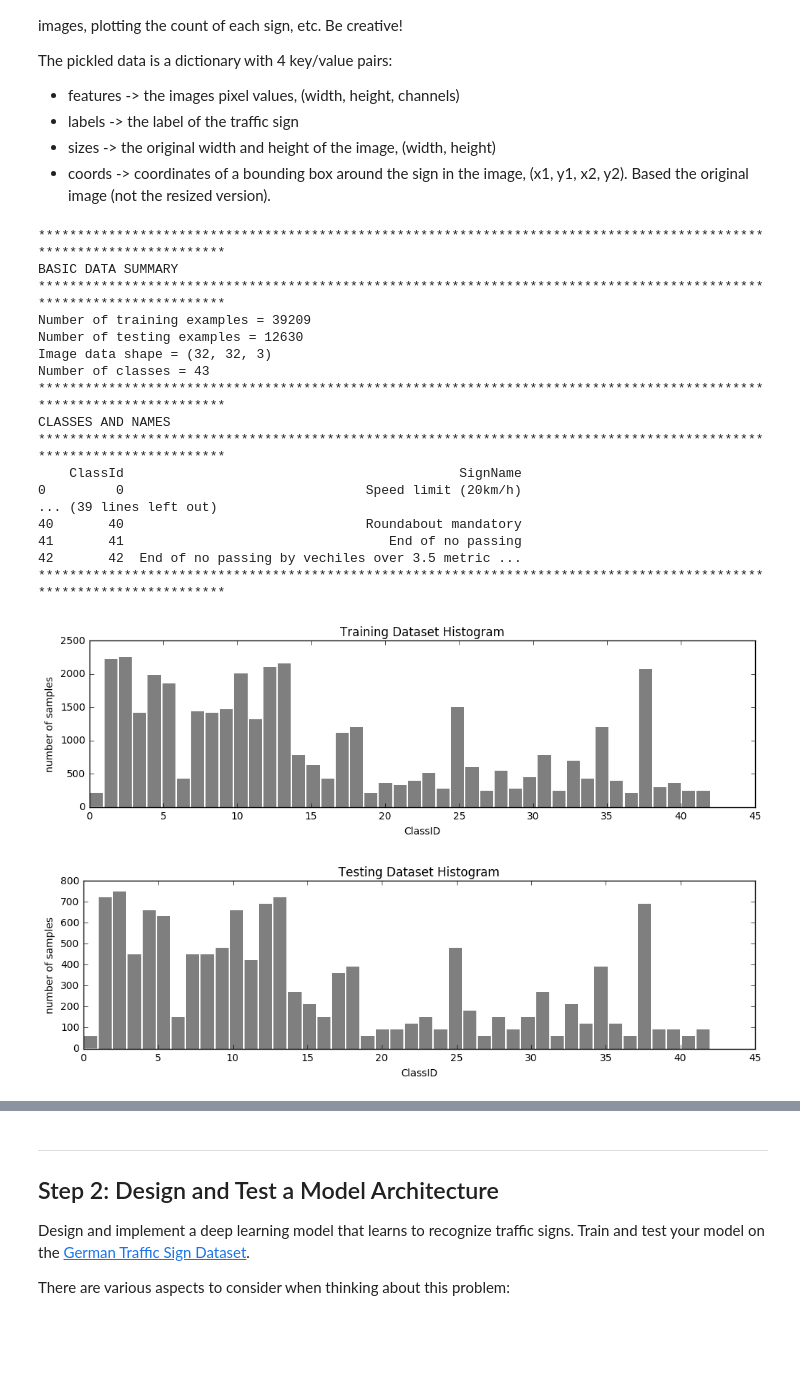
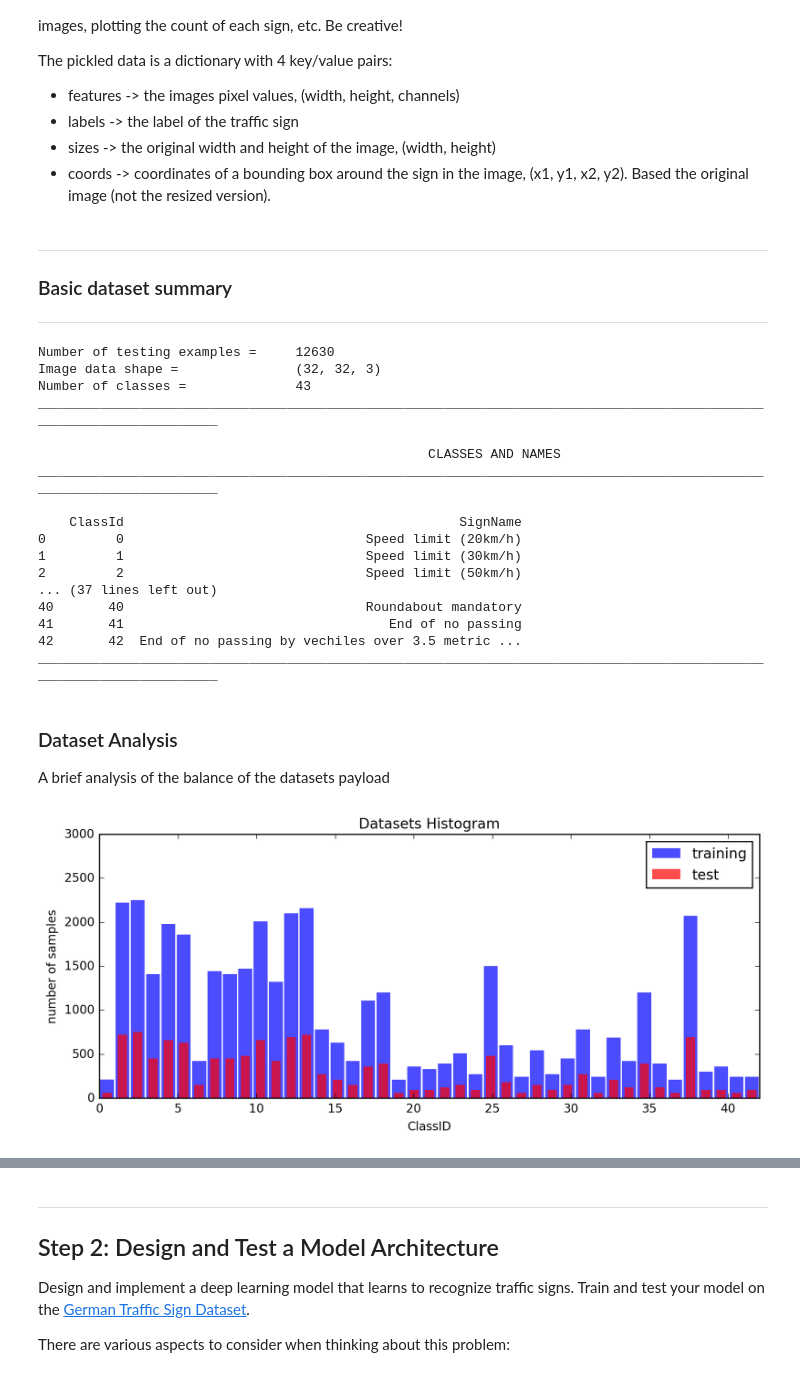
Before and after one commit to avidalh/Udacity-CarND-P2, a Jupyter notebook: Traffic_Signs_Recognition.ipynb, the cells around one changed output, grey strips where cells are left out. Cells and saved outputs as stored; diff of their text form; code cells hidden in the pictures; blank space fills up the shorter version.

```diff
--- a/Traffic_Signs_Recognition.ipynb
+++ b/Traffic_Signs_Recognition.ipynb
@@ -66,49 +68,66 @@ n_classes = len(np.unique(test['labels']))
 signs_file = "./signnames.csv"
 df = pd.read_csv(signs_file)
 
-print("*"*117)
-print("BASIC DATA SUMMARY")
-print("*"*117)
-print("Number of training examples =", n_train)
-print("Number of testing examples =", n_test)
-print("Image data shape =", image_shape)
-print("Number of classes =", n_classes)
-print("*"*117)
-print("CLASSES AND NAMES")
-print("*"*117)
+def print_centered(string):
+    print(" "*(58-int(len(string)/2)) + string)
+
+def print_header(string):
+    print("_"*116 + "\n")
+    print_centered(string)
+    print("_"*116 + "\n")
+
+display(HTML("<hr><h3> Basic dataset summary </h3><hr>"))
+#print("_"*116 + "\n")
+#print_centered("BASIC DATA SUMMARY")
+#print("_"*116 + "\n")
+#rint("Number of training examples =", n_train)
+print("Number of testing examples =\t", n_test)
+print("Image data shape =\t\t", image_shape)
+print("Number of classes =\t\t", n_classes)
+print("_"*116 + "\n")
+print_centered("CLASSES AND NAMES")
+print("_"*116 + "\n")
 print(df)
-print("*"*117)
+print("_"*116 + "\n")
 # %% [output]
+Basic dataset summary
-*********************************************************************************************************************
-BASIC DATA SUMMARY
-*********************************************************************************************************************
-Number of training examples = 39209
-Number of testing examples = 12630
-Image data shape = (32, 32, 3)
-Number of classes = 43
-*********************************************************************************************************************
-CLASSES AND NAMES
-*********************************************************************************************************************
+Number of testing examples =     12630
+Image data shape =               (32, 32, 3)
+Number of classes =              43
+____________________________________________________________________________________________________________________
+
+                                                  CLASSES AND NAMES
+____________________________________________________________________________________________________________________
+
     ClassId                                           SignName
 0         0                               Speed limit (20km/h)
-... (39 lines left out)
+1         1                               Speed limit (30km/h)
+2         2                               Speed limit (50km/h)
+... (37 lines left out)
 40       40                               Roundabout mandatory
 41       41                                  End of no passing
 42       42  End of no passing by vechiles over 3.5 metric ...
-*********************************************************************************************************************
+____________________________________________________________________________________________________________________
+# %% [markdown]
+### Dataset Analysis
+A brief analysis of the balance of the datasets payload
 # %%
 ### Data exploration visualization goes here.
 ### Feel free to use as many code cells as needed.
-def plot_histogram(dataset, n_classes, title="dataset histogram"):
-    plt.figure(figsize=(12,3))
-    plt.hist(dataset, n_classes, lw=0, facecolor='k', alpha=.5, rwidth=.9)
+def plot_histogram(dataset1, dataset2, n_classes, title="dataset histogram"):
+    #plt.figure(figsize=(11,5))
+    plt.figure(figsize=(10,4))
+    plt.hist(dataset1, n_classes, lw=0., facecolor='b', alpha=.7, rwidth=0.9, label='training')
+    plt.hist(dataset2, n_classes, lw=0., facecolor='r', alpha=.7, rwidth=0.6, label='test')
     plt.title(title)
     plt.xlabel("ClassID")
     plt.ylabel("number of samples")
+    plt.legend()
+    # plt.grid()
+    plt.axis((0,42,0,3000))
+    # plt.xticks(np.arange(0, 45, 1))
     plt.show()
 
-plot_histogram(y_train, n_classes, "Training Dataset Histogram")
-plot_histogram(y_test, n_classes, "Testing Dataset Histogram")
+plot_histogram(y_train, y_test, n_classes, "Datasets Histogram")
 # %% [output]
-[figure, old version]
+[figure, new version]
-[figure, removed]
```
Also changed, not shown: parts of 3 cells of this notebook.
